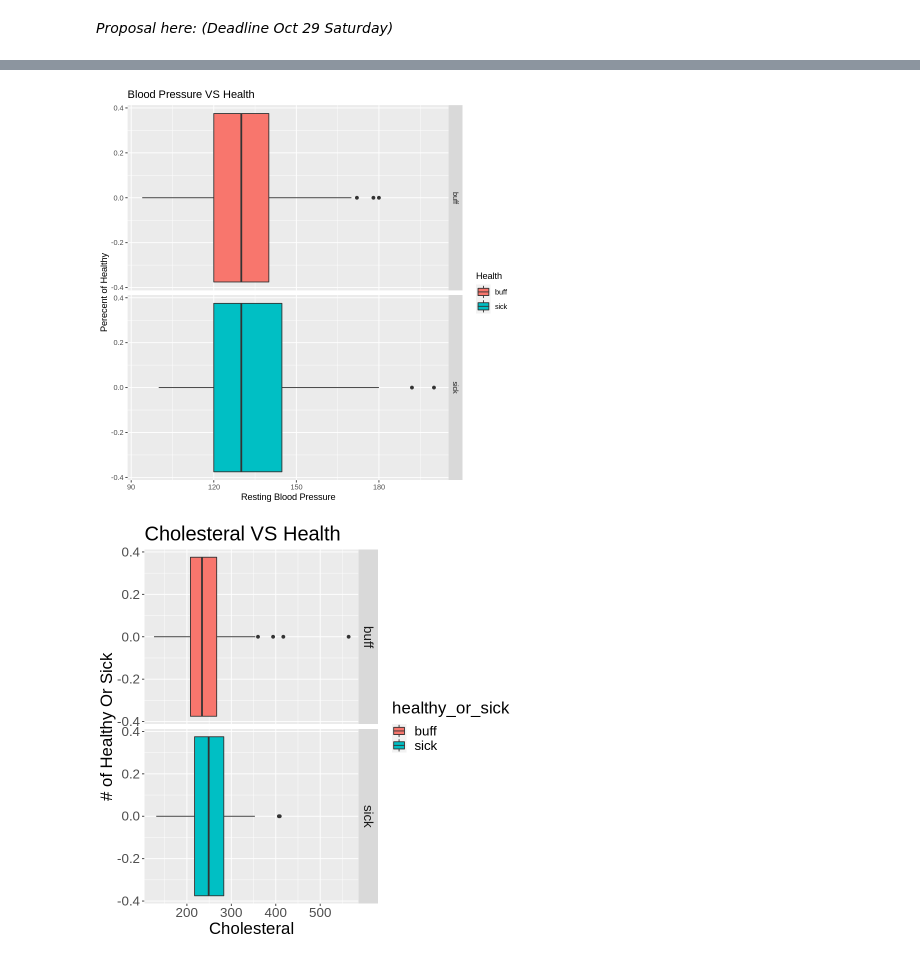
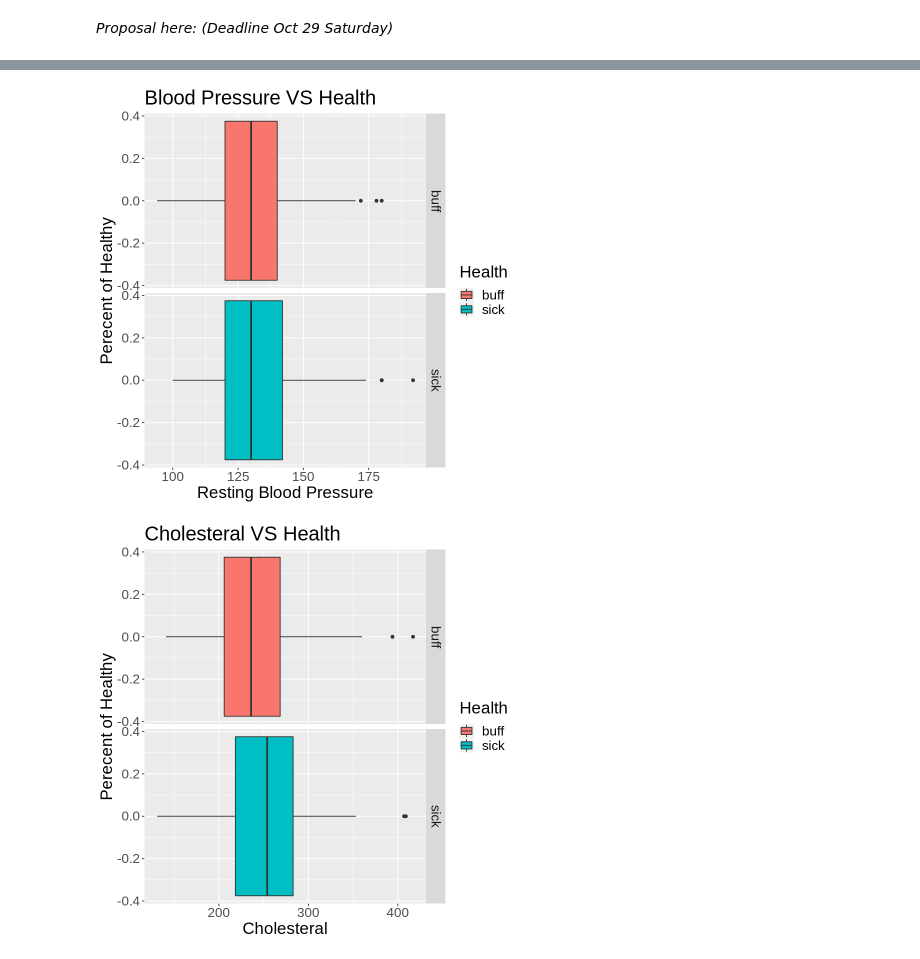
Before and after one commit to akosek4/DSCI-100-Heart-Disease-Project, a Jupyter notebook: Proposal.ipynb, the cells around one changed output, grey strips where cells are left out. Saved outputs shown, nothing was run; the diff lists cells and outputs as text; code cells hidden in the pictures.

Commit message:
Proposal
Split data into training and testing and made sure to use training for plotting

```diff
--- a/Proposal.ipynb
+++ b/Proposal.ipynb
@@ -23,11 +23,14 @@ library(tidymodels)
 # %%
+set.seed(2000)
 data <- read_table("https://archive.ics.uci.edu/ml/machine-learning-databases/heart-disease/cleve.mod", skip = 19, col_names=FALSE)
 colnames(data) <- c("age", "sex", "chest_pain_type", "resting_blood_pres", "cholesteral", "fasting_blood_sugar < 120", "resting_ecg", "max_heart_rate", "exercise_induced_angina", "oldpeak", "slope", "number_of_vessels_colored", "thal", "healthy_or_sick", "sickness_classifier")
 
 data_selected <- data |>
     select("age", "resting_blood_pres", "cholesteral", "max_heart_rate", "oldpeak", "number_of_vessels_colored", "healthy_or_sick", "sickness_classifier")
-
 data_selected
+data_split <- initial_split(data_selected, prop = .75, strata = healthy_or_sick)
+data_training <- training(data_split)
+data_testing <- testing(data_split)
 # %% [output]
 ── Column specification ────────────────────────────────────────────────────────
 cols(
@@ -69,39 +72,41 @@ A tibble: 303 × 8
 # %% [markdown]
 *Proposal here: (Deadline Oct 29 Saturday)*
 # %%
-age2_plot <- data_selected |>
+age2_plot <- data_training |>
     ggplot(aes(x = age, fill = healthy_or_sick)) +
     geom_boxplot(position = 'identity') +
     xlab("Age") +
     ylab("Perecent of Healthy") +
     labs(fill = "Health") +
     ggtitle("Age VS Health") +
-facet_grid(rows = vars(healthy_or_sick))
+facet_grid(rows = vars(healthy_or_sick)) +
+theme(text = element_text(size = 20))
 age2_plot
 
-rbp2_plot <- data_selected |>
+rbp2_plot <- data_training |>
     ggplot(aes(x = resting_blood_pres, fill = healthy_or_sick)) +
     geom_boxplot(position = 'identity') +
     xlab("Resting Blood Pressure") +
     ylab("Perecent of Healthy") +
     labs(fill = "Health") +
     ggtitle("Blood Pressure VS Health") +
-facet_grid(rows = vars(healthy_or_sick))
+facet_grid(rows = vars(healthy_or_sick)) +
+theme(text = element_text(size = 20))
 rbp2_plot
 
-box_plot_cholesteral <- data_selected |>
+box_plot_cholesteral <- data_training |>
     ggplot(aes(x = cholesteral, fill = healthy_or_sick)) +
     geom_boxplot() +
-    labs(x = "Cholesteral", y = "# of Healthy Or Sick") +
+    labs(x = "Cholesteral", y = "Perecent of Healthy", fill = "Health") +
     theme(text = element_text(size = 20)) +
  ggtitle("Cholesteral VS Health") +
     facet_grid(rows = vars(healthy_or_sick))
 box_plot_cholesteral
 
-oldpeak_boxplot <- ggplot(data, aes(x= oldpeak, fill = healthy_or_sick)) +
+oldpeak_boxplot <- ggplot(data_training, aes(x= oldpeak, fill = healthy_or_sick)) +
    geom_boxplot()+
-   labs(x= "Oldpeak",y="Healthy_or_sick")+
-   theme(text=element_text(size=26)) +
+   labs(x= "Oldpeak",y="Perecent of Healthy", fill = "Health")+
+   theme(text = element_text(size = 20)) +
  ggtitle("OldPeak VS Health") +
 facet_grid(rows = vars(healthy_or_sick))
 oldpeak_boxplot
@@ -110,2 +115,2 @@ oldpeak_boxplot
-[figure, old version]
+[figure, new version]
-[figure, old version]
+[figure, new version]
```
Also changed, not shown: parts of 2 cells of this notebook.
